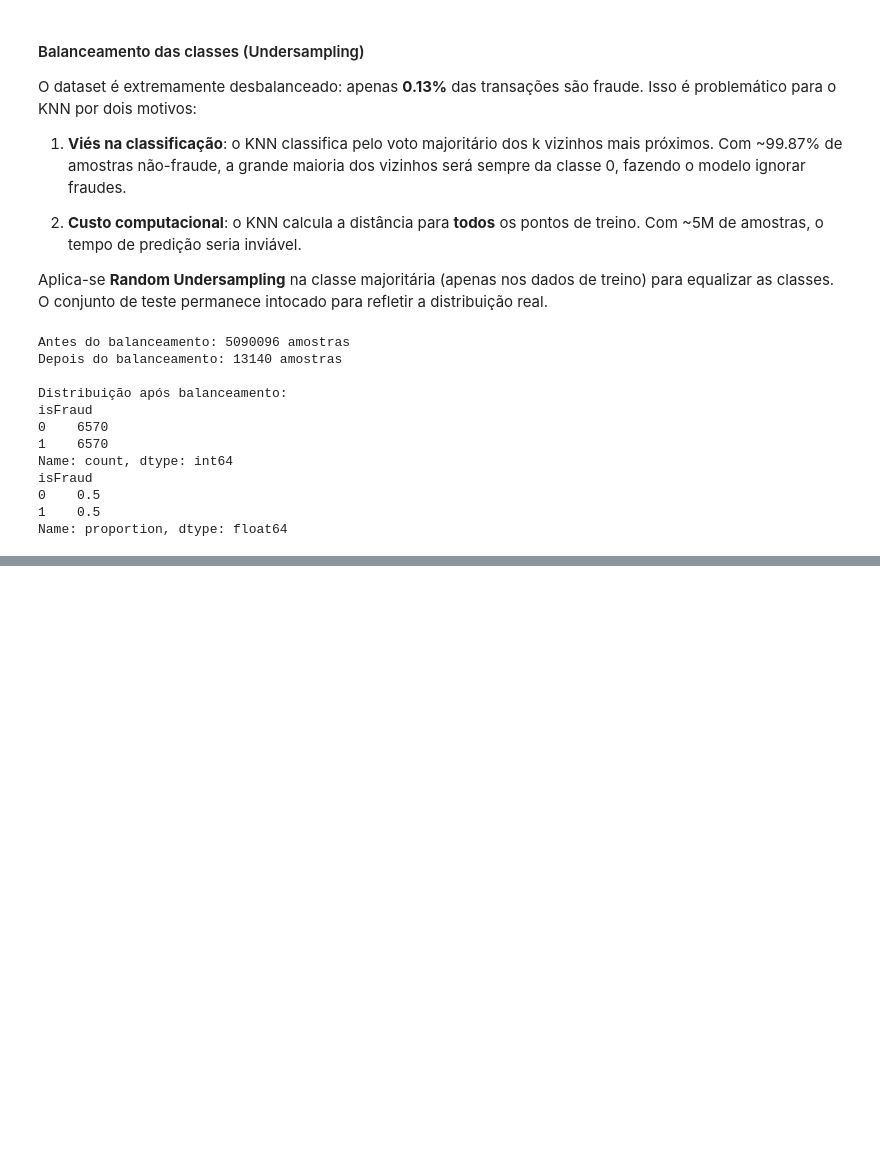
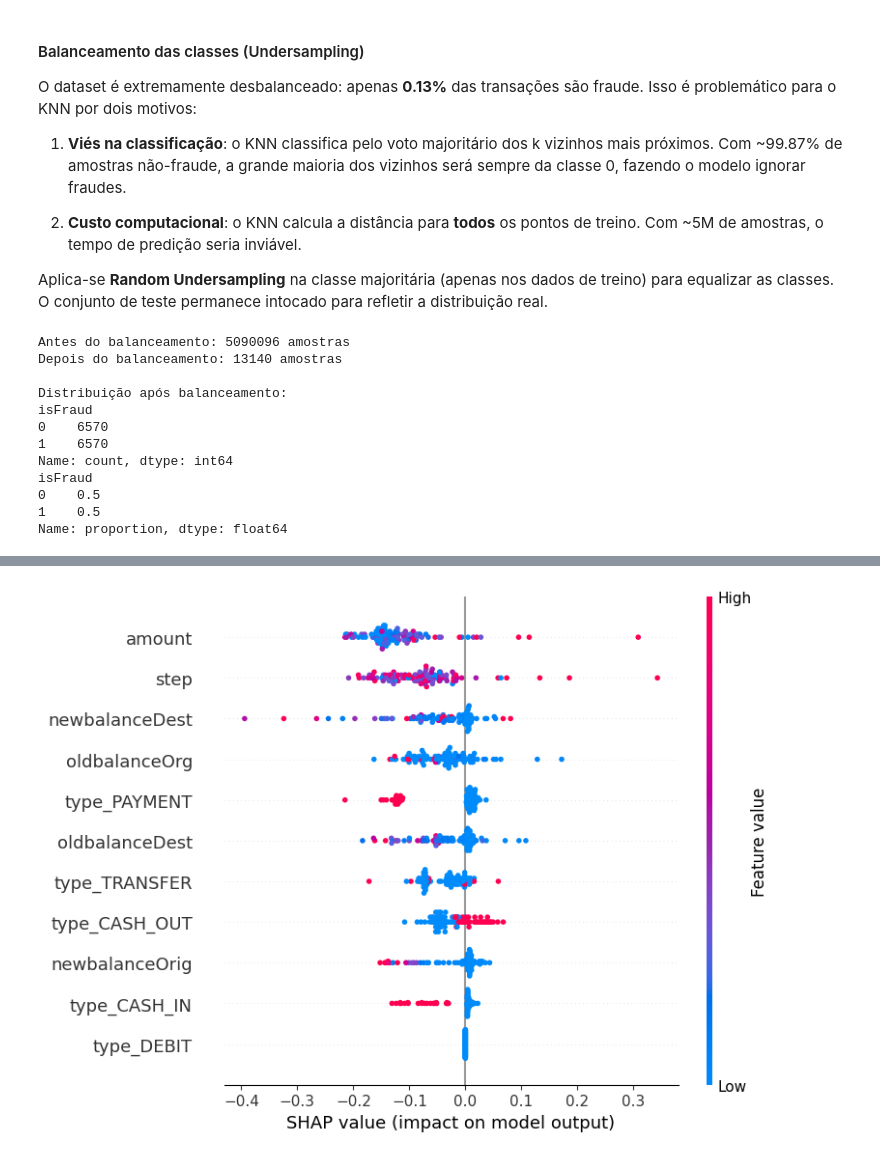
Before and after one commit to lusostisso/T1-Aprendizado-de-maquina, a Jupyter notebook: main.ipynb, the cells around one changed output, grey strips where cells are left out. Saved outputs shown, nothing was run; the diff lists cells and outputs as text; code cells hidden in the pictures; blank space fills up the shorter version.

```diff
--- a/main.ipynb
+++ b/main.ipynb
@@ -235,0 +422,16 @@ Name: proportion, dtype: float64
+# %%
+# SHAP - KernelExplainer (model-agnostic)
+import shap
+
+# Usar amostra pequena do treino como background (SHAP é computacionalmente caro)
+background = shap.sample(X_train_bal, 100)
+explainer = shap.KernelExplainer(knn_final.predict_proba, background)
+
+# Explicar uma amostra do teste
+X_explain = X_test_sample.iloc[:100]
+shap_values = explainer.shap_values(X_explain)
+
+# Summary plot: importância global das features (classe fraude = 1)
+shap.summary_plot(shap_values[:, :, 1], X_explain, feature_names=X_test.columns.tolist(), show=True)
+# %% [output]
+[figure, added]
```
Also changed, not shown: parts of 14 cells of this notebook.
